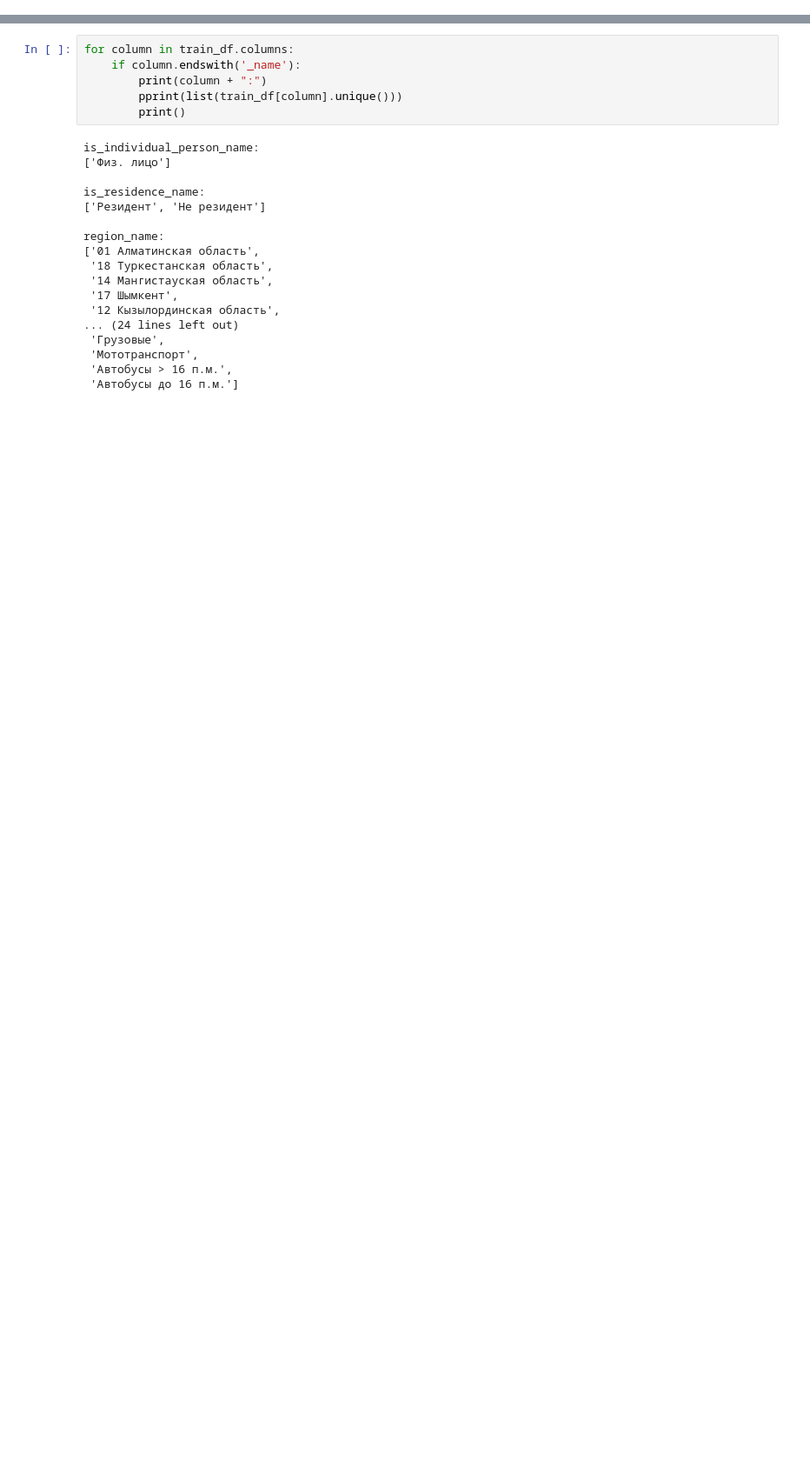
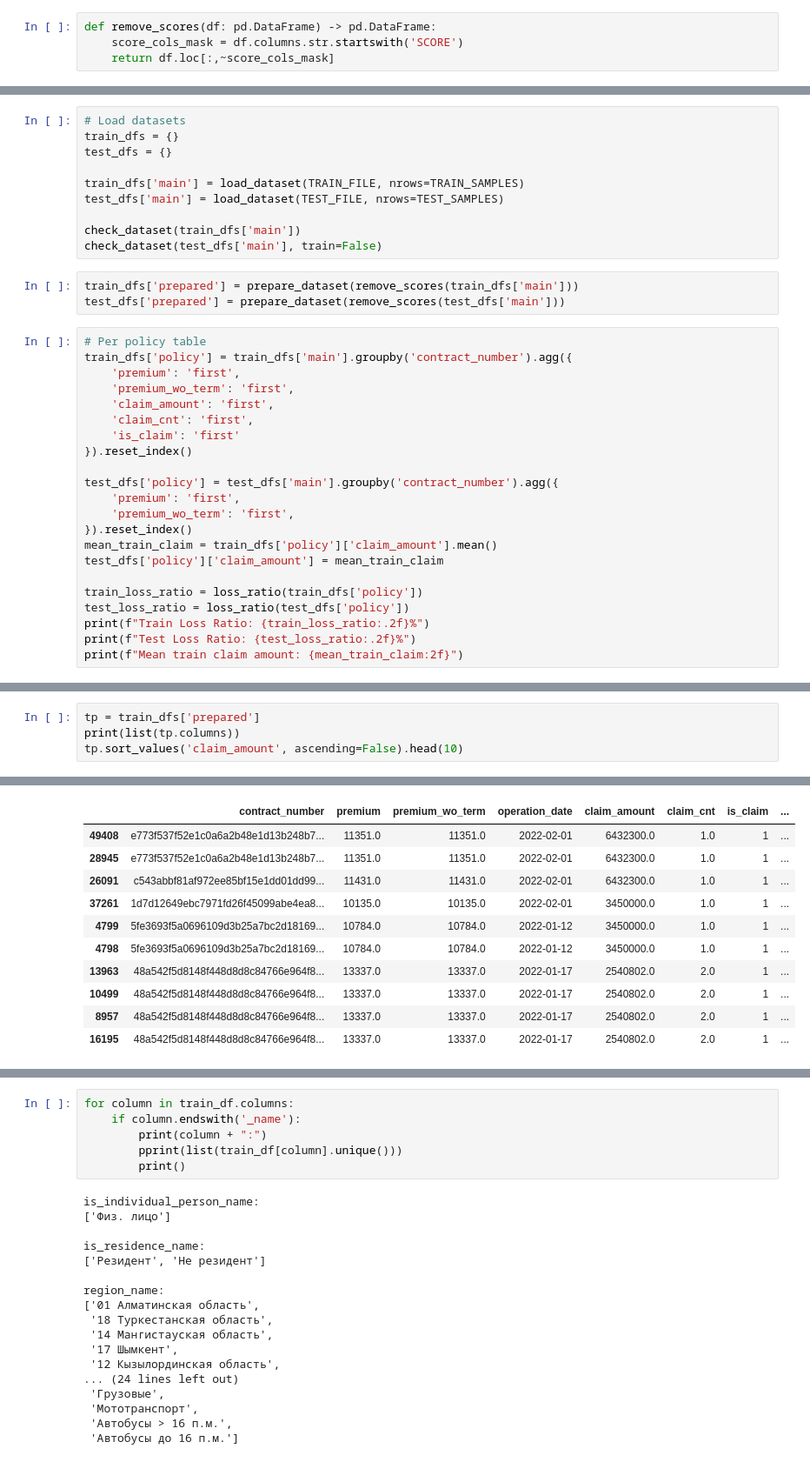
Before and after one commit to EFysl57/risk---, a Jupyter notebook: code.ipynb, the cells around one changed output, grey strips where cells are left out. Shown at 87% size. Drawn from its saved outputs; the diff is of its cells as text; blank space fills up the shorter version.

```diff
--- a/code.ipynb
+++ b/code.ipynb
@@ -136,0 +59,4 @@ Name: bonus_malus, dtype: int64
+# %%
+def remove_scores(df: pd.DataFrame) -> pd.DataFrame:
+    score_cols_mask = df.columns.str.startswith('SCORE')
+    return df.loc[:,~score_cols_mask]
@@ -175,0 +109,35 @@ policy_df.describe()
+# %%
+# Load datasets
+train_dfs = {}
+test_dfs = {}
+
+train_dfs['main'] = load_dataset(TRAIN_FILE, nrows=TRAIN_SAMPLES)
+test_dfs['main'] = load_dataset(TEST_FILE, nrows=TEST_SAMPLES)
+
+check_dataset(train_dfs['main'])
+check_dataset(test_dfs['main'], train=False)
+# %%
+train_dfs['prepared'] = prepare_dataset(remove_scores(train_dfs['main']))
+test_dfs['prepared'] = prepare_dataset(remove_scores(test_dfs['main']))
+# %%
+# Per policy table
+train_dfs['policy'] = train_dfs['main'].groupby('contract_number').agg({
+    'premium': 'first',
+    'premium_wo_term': 'first',
+    'claim_amount': 'first',
+    'claim_cnt': 'first',
+    'is_claim': 'first'
+}).reset_index()
+
+test_dfs['policy'] = test_dfs['main'].groupby('contract_number').agg({
+    'premium': 'first',
+    'premium_wo_term': 'first',
+}).reset_index()
+mean_train_claim = train_dfs['policy']['claim_amount'].mean()
+test_dfs['policy']['claim_amount'] = mean_train_claim
+
+train_loss_ratio = loss_ratio(train_dfs['policy'])
+test_loss_ratio = loss_ratio(test_dfs['policy'])
+print(f"Train Loss Ratio: {train_loss_ratio:.2f}%")
+print(f"Test Loss Ratio: {test_loss_ratio:.2f}%")
+print(f"Mean train claim amount: {mean_train_claim:2f}")
@@ -175,0 +148,5 @@ policy_df.describe()
+# %%
+tp = train_dfs['prepared']
+print(list(tp.columns))
+tp.sort_values('claim_amount', ascending=False).head(10)
+# %% [output]
@@ -175,0 +154,11 @@ policy_df.describe()
+|  | contract_number | premium | premium_wo_term | operation_date | claim_amount | claim_cnt | is_claim | ... |
+| 49408 | e773f537f52e1c0a6a2b48e1d13b248b7... | 11351.0 | 11351.0 | 2022-02-01 | 6432300.0 | 1.0 | 1 | ... |
+| 28945 | e773f537f52e1c0a6a2b48e1d13b248b7... | 11351.0 | 11351.0 | 2022-02-01 | 6432300.0 | 1.0 | 1 | ... |
+| 26091 | c543abbf81af972ee85bf15e1dd01dd99... | 11431.0 | 11431.0 | 2022-02-01 | 6432300.0 | 1.0 | 1 | ... |
+| 37261 | 1d7d12649ebc7971fd26f45099abe4ea8... | 10135.0 | 10135.0 | 2022-02-01 | 3450000.0 | 1.0 | 1 | ... |
+| 4799 | 5fe3693f5a0696109d3b25a7bc2d18169... | 10784.0 | 10784.0 | 2022-01-12 | 3450000.0 | 1.0 | 1 | ... |
+| 4798 | 5fe3693f5a0696109d3b25a7bc2d18169... | 10784.0 | 10784.0 | 2022-01-12 | 3450000.0 | 1.0 | 1 | ... |
+| 13963 | 48a542f5d8148f448d8d8c84766e964f8... | 13337.0 | 13337.0 | 2022-01-17 | 2540802.0 | 2.0 | 1 | ... |
+| 10499 | 48a542f5d8148f448d8d8c84766e964f8... | 13337.0 | 13337.0 | 2022-01-17 | 2540802.0 | 2.0 | 1 | ... |
+| 8957 | 48a542f5d8148f448d8d8c84766e964f8... | 13337.0 | 13337.0 | 2022-01-17 | 2540802.0 | 2.0 | 1 | ... |
+| 16195 | 48a542f5d8148f448d8d8c84766e964f8... | 13337.0 | 13337.0 | 2022-01-17 | 2540802.0 | 2.0 | 1 | ... |
```
Also changed, not shown: parts of 24 cells of this notebook.
